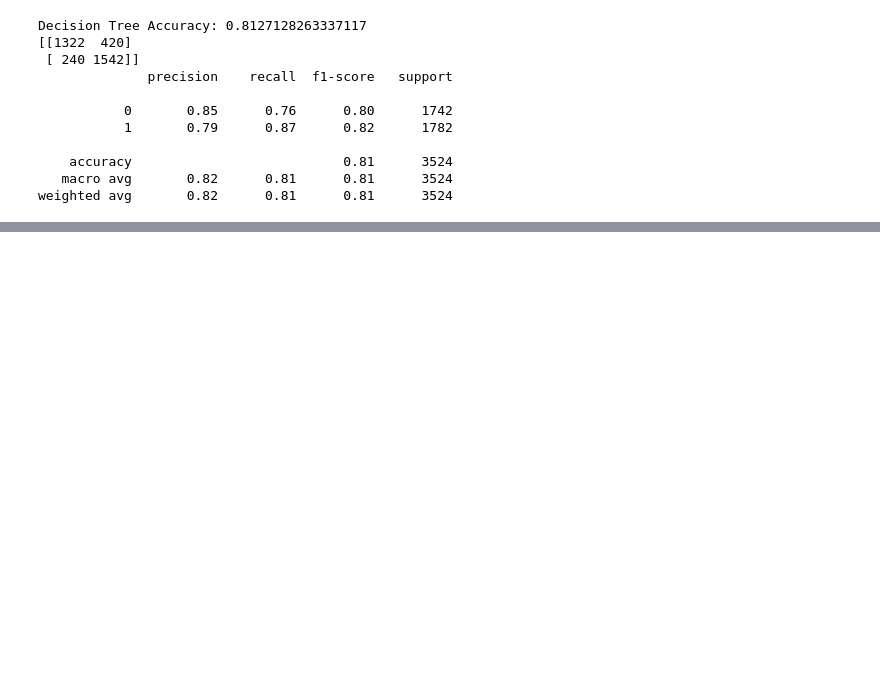
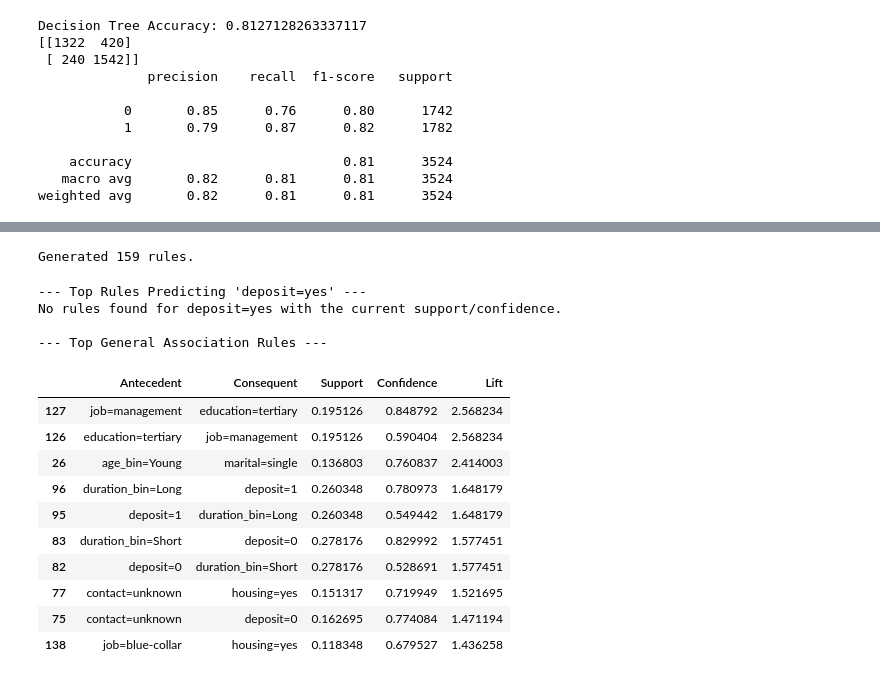
Before and after one commit to shahdelmasry12/Data-Mining-Project, a Jupyter notebook: Bank_Marketing_Effectiveness_Prediction.ipynb, the cells around one changed output, grey strips where cells are left out. Saved outputs shown, nothing was run; the diff lists cells and outputs as text; code cells hidden in the pictures; blank space fills up the shorter version.

```diff
--- a/Bank_Marketing_Effectiveness_Prediction.ipynb
+++ b/Bank_Marketing_Effectiveness_Prediction.ipynb
@@ -545,0 +564,62 @@ weighted avg       0.82      0.81      0.81      3524
+# %%
+
+from itertools import combinations
+
+def get_apriori_rules(df, min_support=0.1, min_confidence=0.5):
+    transactions = []
+    for _, row in df.iterrows():
+        transactions.append(set([f"{col}={row[col]}" for col in df.columns]))
+
+    n = len(transactions)
+    item_counts = {}
+    for t in transactions:
+        for item in t:
+            item_counts[item] = item_counts.get(item, 0) + 1
+    freq_items = {i: c for i, c in item_counts.items() if (c/n) >= min_support}
+    rules = []
+    for pair in combinations(sorted(freq_items.keys()), 2):
+        count_both = sum(1 for t in transactions if pair[0] in t and pair[1] in t)
+        support = count_both / n
+
+        if support >= min_support:
+            conf1 = count_both / freq_items[pair[0]]
+            lift1 = support / ((freq_items[pair[0]]/n) * (freq_items[pair[1]]/n))
+            if conf1 >= min_confidence:
+                rules.append({'Antecedent': pair[0], 'Consequent': pair[1], 'Support': support, 'Confidence': conf1, 'Lift': lift1})
+            conf2 = count_both / freq_items[pair[1]]
+            lift2 = support / ((freq_items[pair[0]]/n) * (freq_items[pair[1]]/n))
+            if conf2 >= min_confidence:
+                rules.append({'Antecedent': pair[1], 'Consequent': pair[0], 'Support': support, 'Confidence': conf2, 'Lift': lift2})
+
+    return pd.DataFrame(rules)
+all_rules = get_apriori_rules(df_final)
+print(f"Generated {len(all_rules)} rules.")
+# %% [output]
+Generated 159 rules.
+# %%
+
+deposit_rules = all_rules[all_rules['Consequent'] == 'deposit=yes'].sort_values(by='Lift', ascending=False)
+
+print("--- Top Rules Predicting 'deposit=yes' ---")
+if not deposit_rules.empty:
+    display(deposit_rules.head(10))
+else:
+    print("No rules found for deposit=yes with the current support/confidence.")
+print("\n--- Top General Association Rules ---")
+display(all_rules.sort_values(by='Lift', ascending=False).head(10))
+# %% [output]
+--- Top Rules Predicting 'deposit=yes' ---
+No rules found for deposit=yes with the current support/confidence.
+
+--- Top General Association Rules ---
+|  | Antecedent | Consequent | Support | Confidence | Lift |
+| 127 | job=management | education=tertiary | 0.195126 | 0.848792 | 2.568234 |
+| 126 | education=tertiary | job=management | 0.195126 | 0.590404 | 2.568234 |
+| 26 | age_bin=Young | marital=single | 0.136803 | 0.760837 | 2.414003 |
+| 96 | duration_bin=Long | deposit=1 | 0.260348 | 0.780973 | 1.648179 |
+| 95 | deposit=1 | duration_bin=Long | 0.260348 | 0.549442 | 1.648179 |
+| 83 | duration_bin=Short | deposit=0 | 0.278176 | 0.829992 | 1.577451 |
+| 82 | deposit=0 | duration_bin=Short | 0.278176 | 0.528691 | 1.577451 |
+| 77 | contact=unknown | housing=yes | 0.151317 | 0.719949 | 1.521695 |
+| 75 | contact=unknown | deposit=0 | 0.162695 | 0.774084 | 1.471194 |
+| 138 | job=blue-collar | housing=yes | 0.118348 | 0.679527 | 1.436258 |
```
Also changed, not shown: parts of 1 cell of this notebook.
